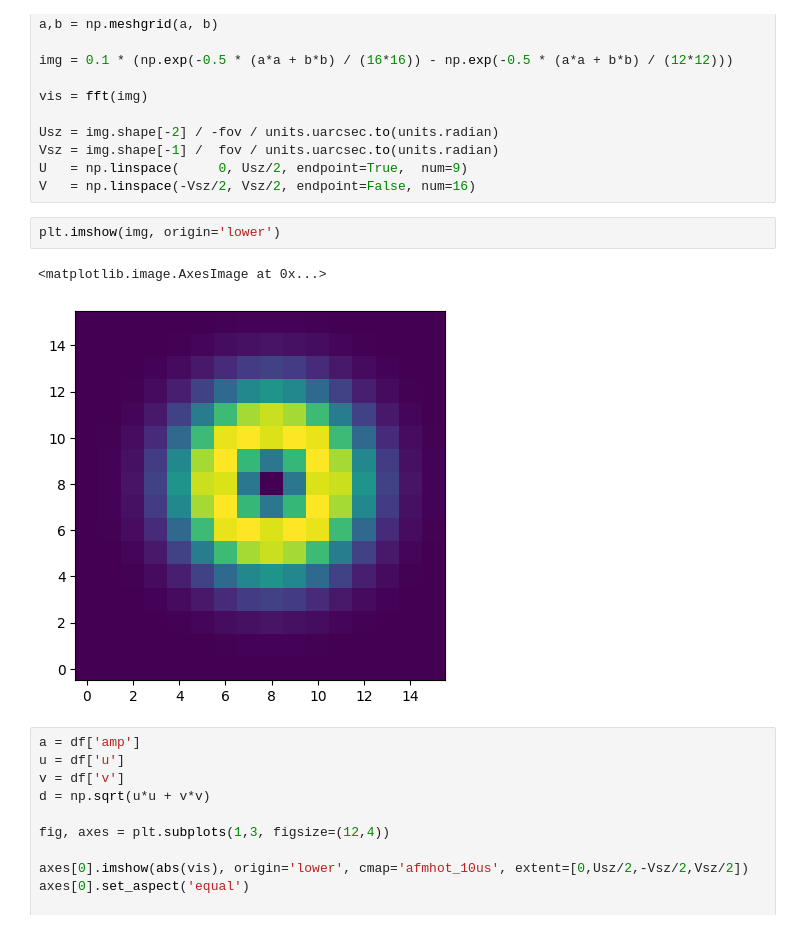
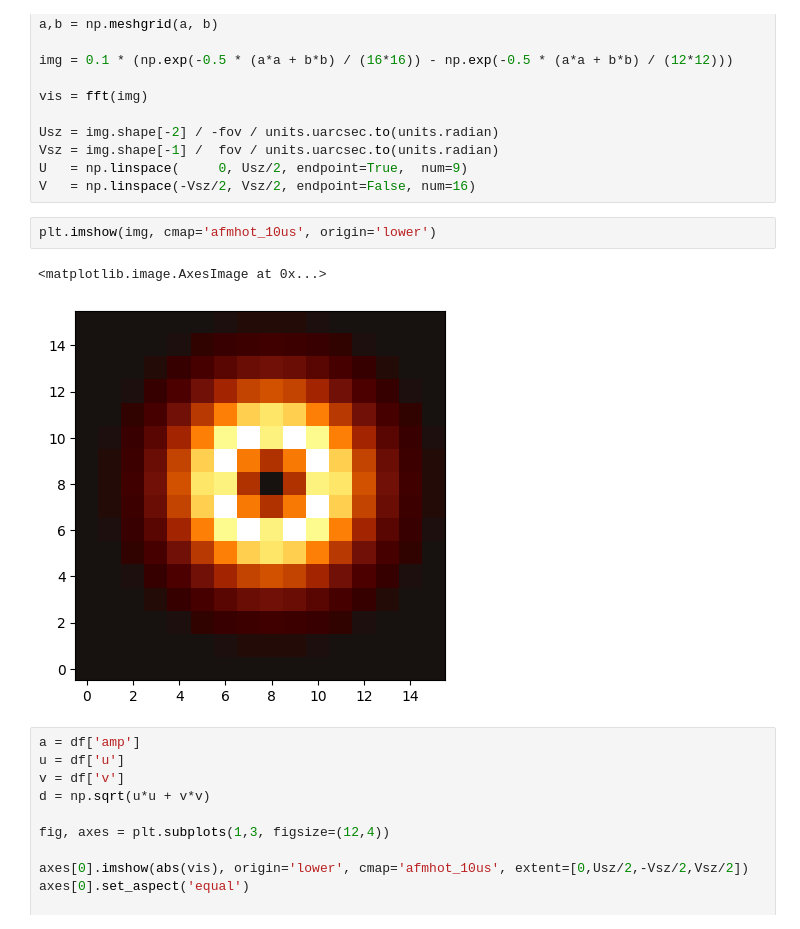
Before and after one commit to rndsrc/img, a Jupyter notebook: img.ipynb, the cells around one changed output. Cells and saved outputs as stored; diff of their text form.

```diff
--- a/img.ipynb
+++ b/img.ipynb
@@ -214,10 +214,10 @@ Vsz = img.shape[-1] /  fov / units.uarcsec.to(units.radian)
 U   = np.linspace(     0, Usz/2, endpoint=True,  num=9)
 V   = np.linspace(-Vsz/2, Vsz/2, endpoint=False, num=16)
 # %%
-plt.imshow(img, origin='lower')
+plt.imshow(img, cmap='afmhot_10us', origin='lower')
 # %% [output]
 <matplotlib.image.AxesImage at 0x...>
-[figure, old version]
+[figure, new version]
 # %%
 a = df['amp']
 u = df['u']
```
